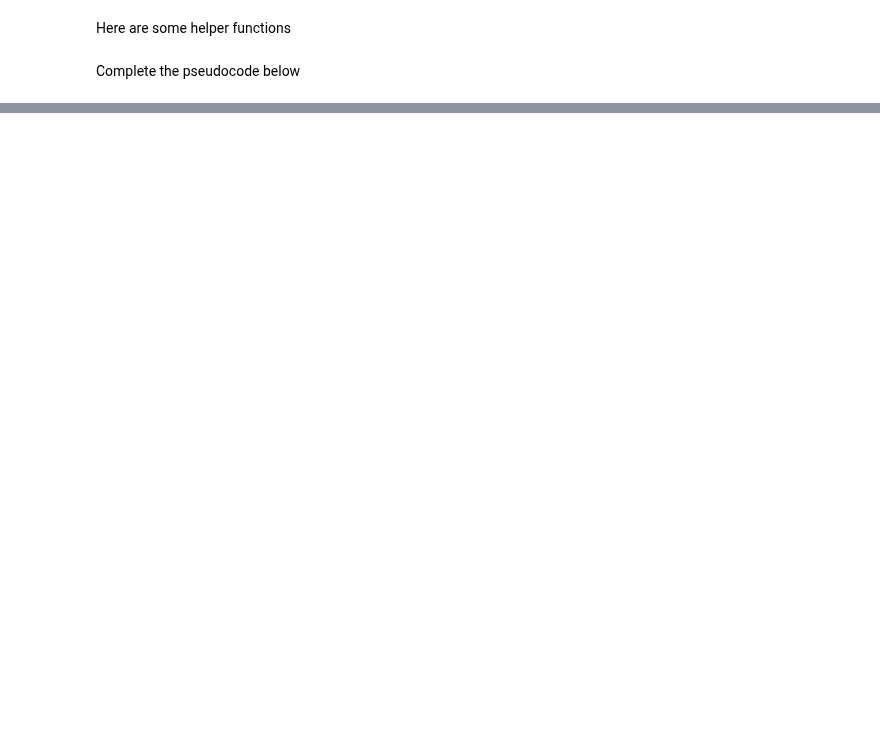
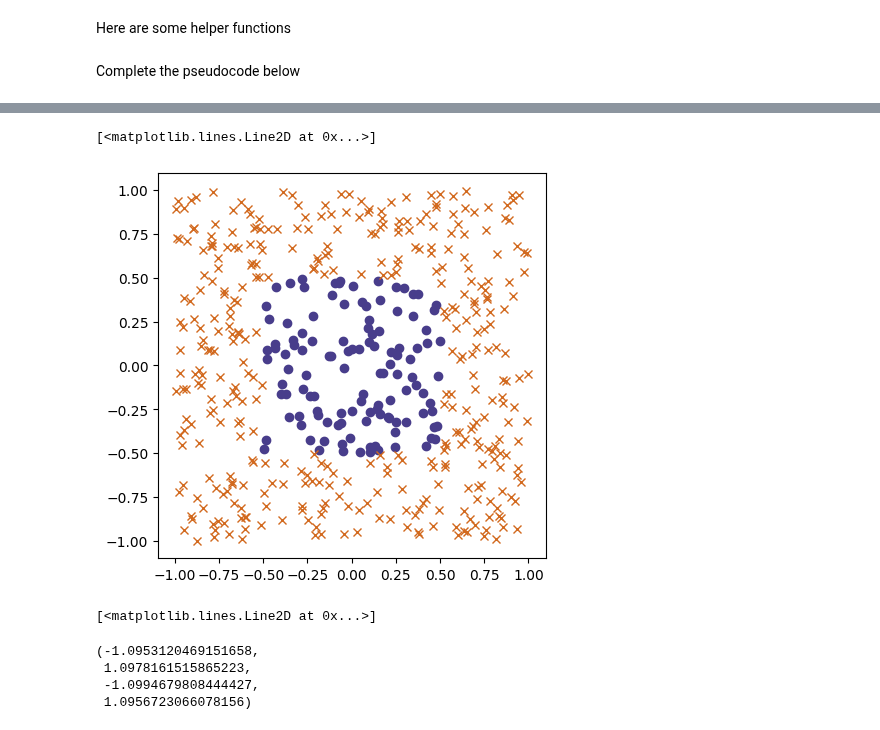
Before and after one commit to TBKHori/Analysis-ML-Deep-Learning, a Jupyter notebook: Week3_Backprop_HW.ipynb, the cells around one changed output, grey strips where cells are left out. Cells and saved outputs as stored; diff of their text form; code cells hidden in the pictures; blank space fills up the shorter version.

```diff
--- a/Week3_Backprop_HW.ipynb
+++ b/Week3_Backprop_HW.ipynb
@@ -152,2 +199,23 @@ plot_loss_accuracy(loss_vals, accuracies)
 # %%
 #### Plot the predicted answers with mistakes in yellow
+# %%
+fig, ax = plt.subplots(figsize=(5, 5))
+ax.plot(x_mat_full[y == 1, 0], x_mat_full[y == 1, 1], 'ro', label='class 1', color='darkslateblue')
+ax.plot(x_mat_full[y == 0, 0], x_mat_full[y == 0, 1], 'bx', label='class 0', color='chocolate')
+# %% [output]
+[<matplotlib.lines.Line2D at 0x...>]
+[figure, added]
+# %%
+# Identify and plot the mistakes in yellow
+mistakes = np.where((y_pred > 0.5) != y)[0]
+ax.plot(x_mat_full[mistakes, 0], x_mat_full[mistakes, 1], 'yo', label='mistakes', color='yellow')
+# %% [output]
+[<matplotlib.lines.Line2D at 0x...>]
+# %%
+ax.legend(loc='best')
+ax.axis('equal')
+# %% [output]
+(-1.0953120469151658,
+ 1.0978161515865223,
+ -1.0994679808444427,
+ 1.0956723066078156)
```
Also changed, not shown: parts of 3 cells of this notebook.
